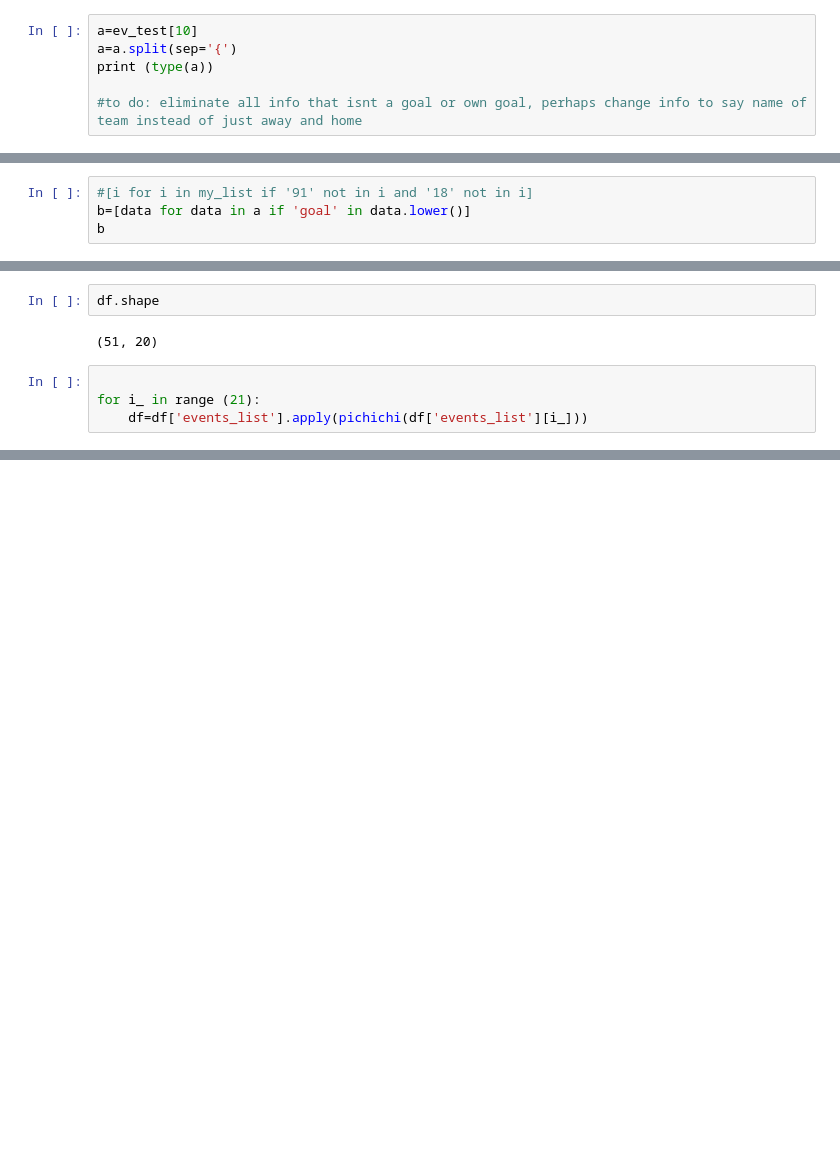
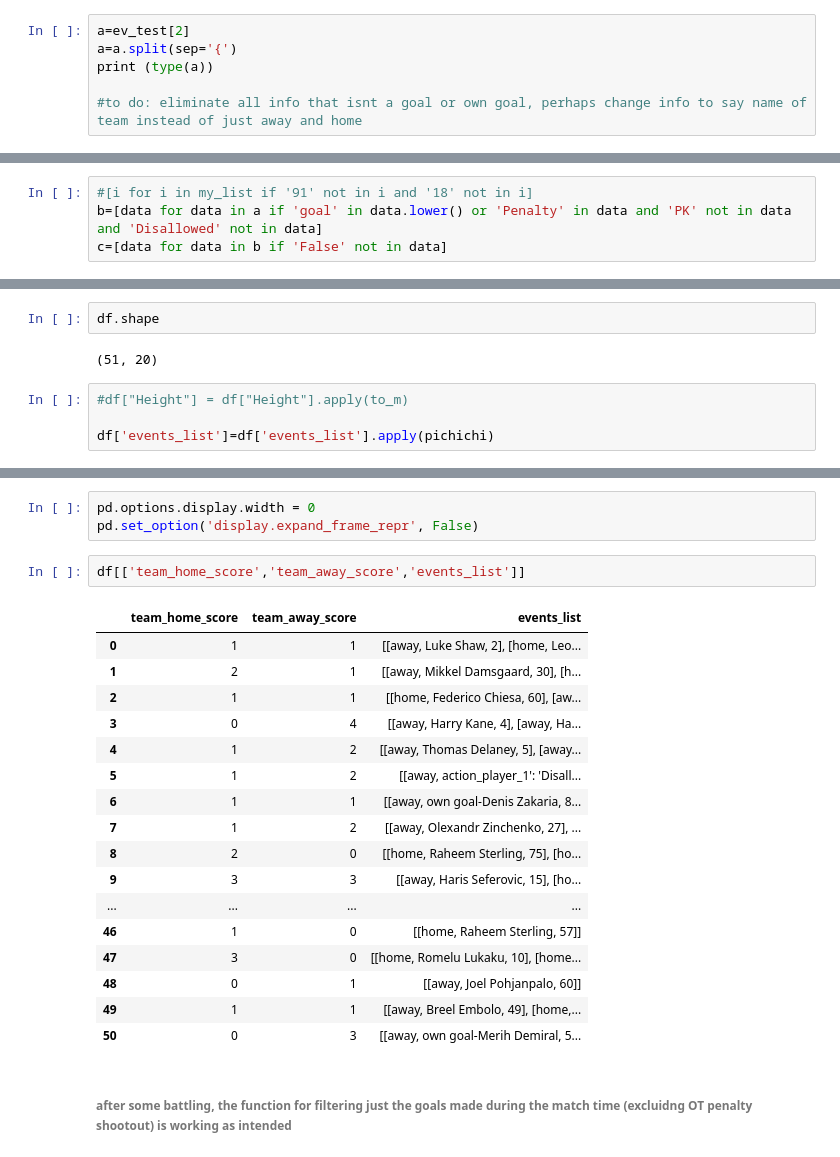
Before and after one commit to daynecdr/euro2020api-streamlit, a Jupyter notebook: database/data_fixing.ipynb, the cells around one changed output, grey strips where cells are left out. Drawn from its saved outputs; the diff is of its cells as text; blank space fills up the shorter version.

Commit message:
goal sorting function working

```diff
--- a/database/data_fixing.ipynb
+++ b/database/data_fixing.ipynb
@@ -65,5 +47,5 @@ ev_test[17]  #10
 # %%
-a=ev_test[10]
+a=ev_test[2]
 a=a.split(sep='{')
 print (type(a))
 
@@ -99,6 +81,6 @@ a
 #           print (data,'\n')
 # %%
 #[i for i in my_list if '91' not in i and '18' not in i]
-b=[data for data in a if 'goal' in data.lower()]
-b
+b=[data for data in a if 'goal' in data.lower() or 'Penalty' in data and 'PK' not in data and 'Disallowed' not in data]
+c=[data for data in b if 'False' not in data]
 # %% [output]
@@ -205,6 +184,6 @@ df.shape
 # %% [output]
 (51, 20)
 # %%
+#df["Height"] = df["Height"].apply(to_m)
 
-for i_ in range (21):
-    df=df['events_list'].apply(pichichi(df['events_list'][i_]))
+df['events_list']=df['events_list'].apply(pichichi)
@@ -212,0 +197,25 @@ AttributeError: 'NoneType' object has no attribute 'group'
+# %%
+pd.options.display.width = 0
+pd.set_option('display.expand_frame_repr', False)
+# %%
+df[['team_home_score','team_away_score','events_list']]
+# %% [output]
+|  | team_home_score | team_away_score | events_list |
+| 0 | 1 | 1 | [[away, Luke Shaw, 2], [home, Leo... |
+| 1 | 2 | 1 | [[away, Mikkel Damsgaard, 30], [h... |
+| 2 | 1 | 1 | [[home, Federico Chiesa, 60], [aw... |
+| 3 | 0 | 4 | [[away, Harry Kane, 4], [away, Ha... |
+| 4 | 1 | 2 | [[away, Thomas Delaney, 5], [away... |
+| 5 | 1 | 2 | [[away, action_player_1': 'Disall... |
+| 6 | 1 | 1 | [[away, own goal-Denis Zakaria, 8... |
+| 7 | 1 | 2 | [[away, Olexandr Zinchenko, 27], ... |
+| 8 | 2 | 0 | [[home, Raheem Sterling, 75], [ho... |
+| 9 | 3 | 3 | [[away, Haris Seferovic, 15], [ho... |
+| ... | ... | ... | ... |
+| 46 | 1 | 0 | [[home, Raheem Sterling, 57]] |
+| 47 | 3 | 0 | [[home, Romelu Lukaku, 10], [home... |
+| 48 | 0 | 1 | [[away, Joel Pohjanpalo, 60]] |
+| 49 | 1 | 1 | [[away, Breel Embolo, 49], [home,... |
+| 50 | 0 | 3 | [[away, own goal-Merih Demiral, 5... |
+# %% [markdown]
+###### after some battling, the function for filtering just the goals made during the match time (excluidng OT penalty shootout) is working as intended
```
Also changed, not shown: parts of 14 cells of this notebook.
